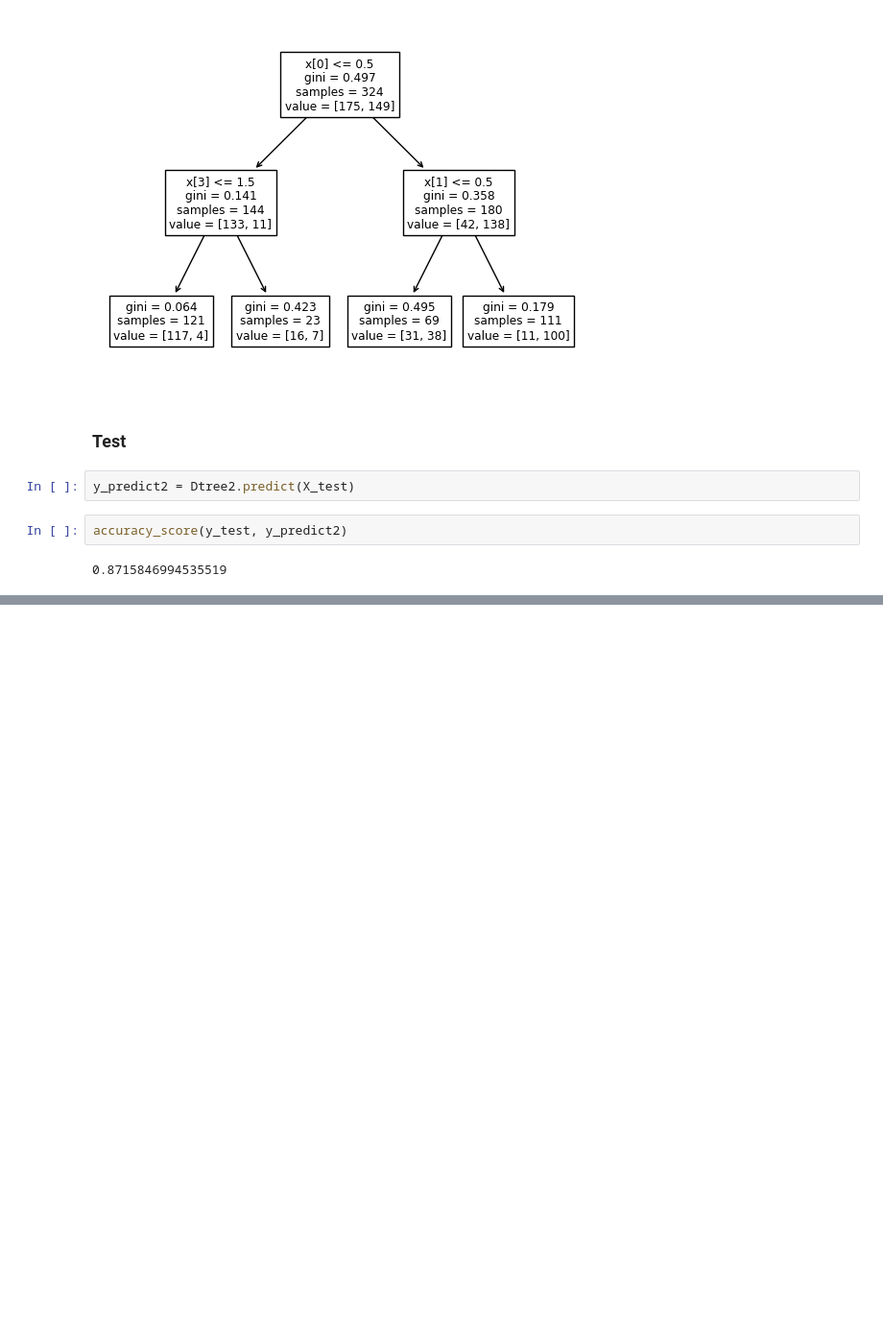
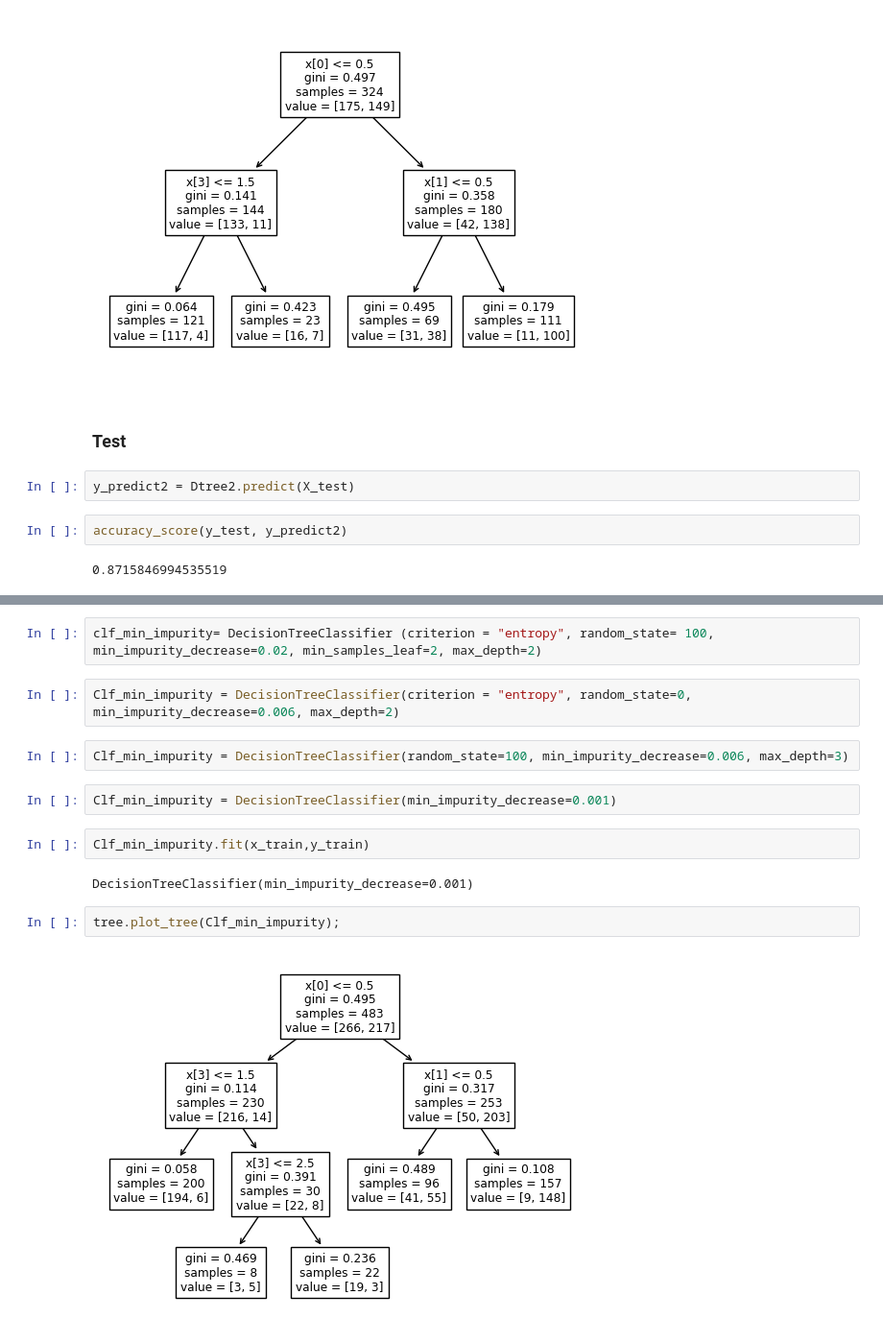
Before and after one commit to KorrawanOu/BSC_DPDM23, a Jupyter notebook: Classification.ipynb, the cells around one changed output, grey strips where cells are left out. Shown: that part at 96% size. Cells and saved outputs as stored; diff of their text form; blank space fills up the shorter version.

```diff
--- a/Classification.ipynb
+++ b/Classification.ipynb
@@ -236,0 +303,16 @@ accuracy_score(y_test, y_predict2)
+# %%
+clf_min_impurity= DecisionTreeClassifier (criterion = "entropy", random_state= 100, min_impurity_decrease=0.02, min_samples_leaf=2, max_depth=2)
+# %%
+Clf_min_impurity = DecisionTreeClassifier(criterion = "entropy", random_state=0, min_impurity_decrease=0.006, max_depth=2)
+# %%
+Clf_min_impurity = DecisionTreeClassifier(random_state=100, min_impurity_decrease=0.006, max_depth=3)
+# %%
+Clf_min_impurity = DecisionTreeClassifier(min_impurity_decrease=0.001)
+# %%
+Clf_min_impurity.fit(x_train,y_train)
+# %% [output]
+DecisionTreeClassifier(min_impurity_decrease=0.001)
+# %%
+tree.plot_tree(Clf_min_impurity);
+# %% [output]
+[figure, added]
```
Also changed, not shown: parts of 12 cells of this notebook.
